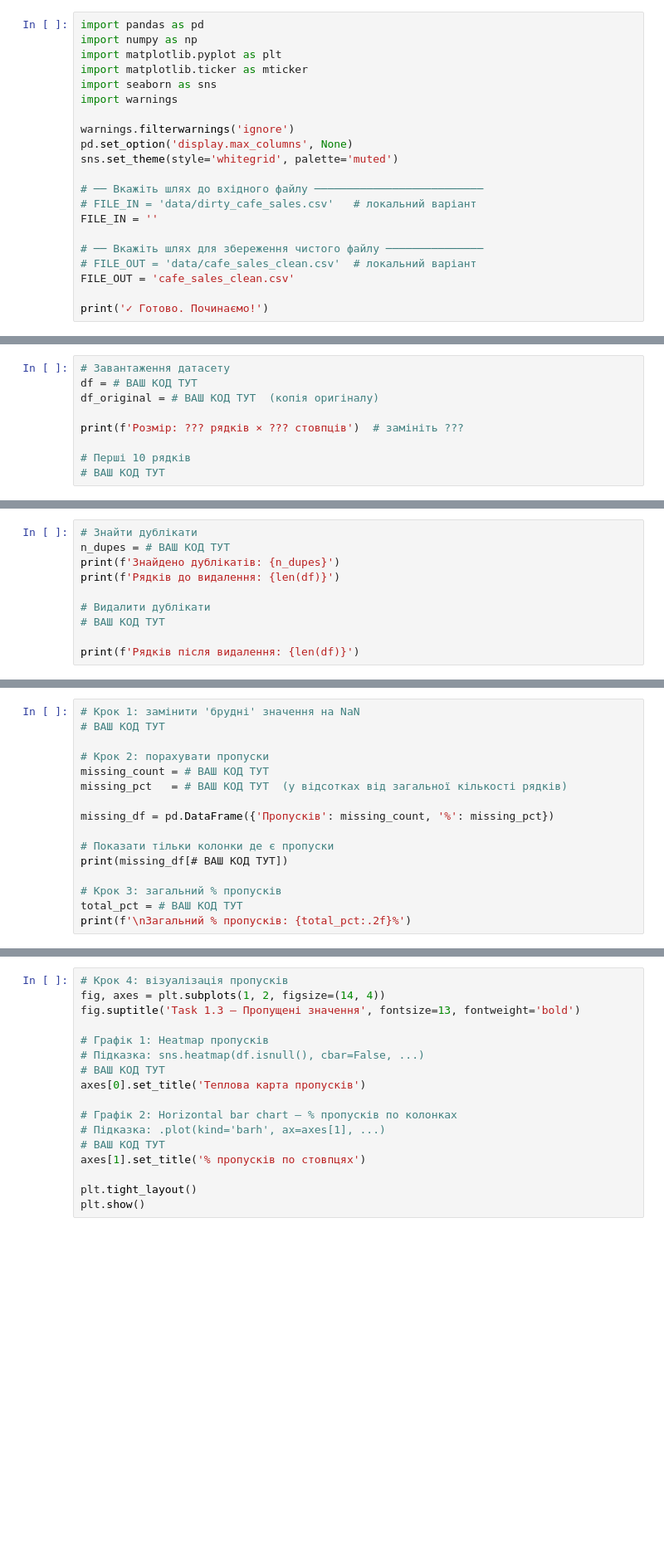
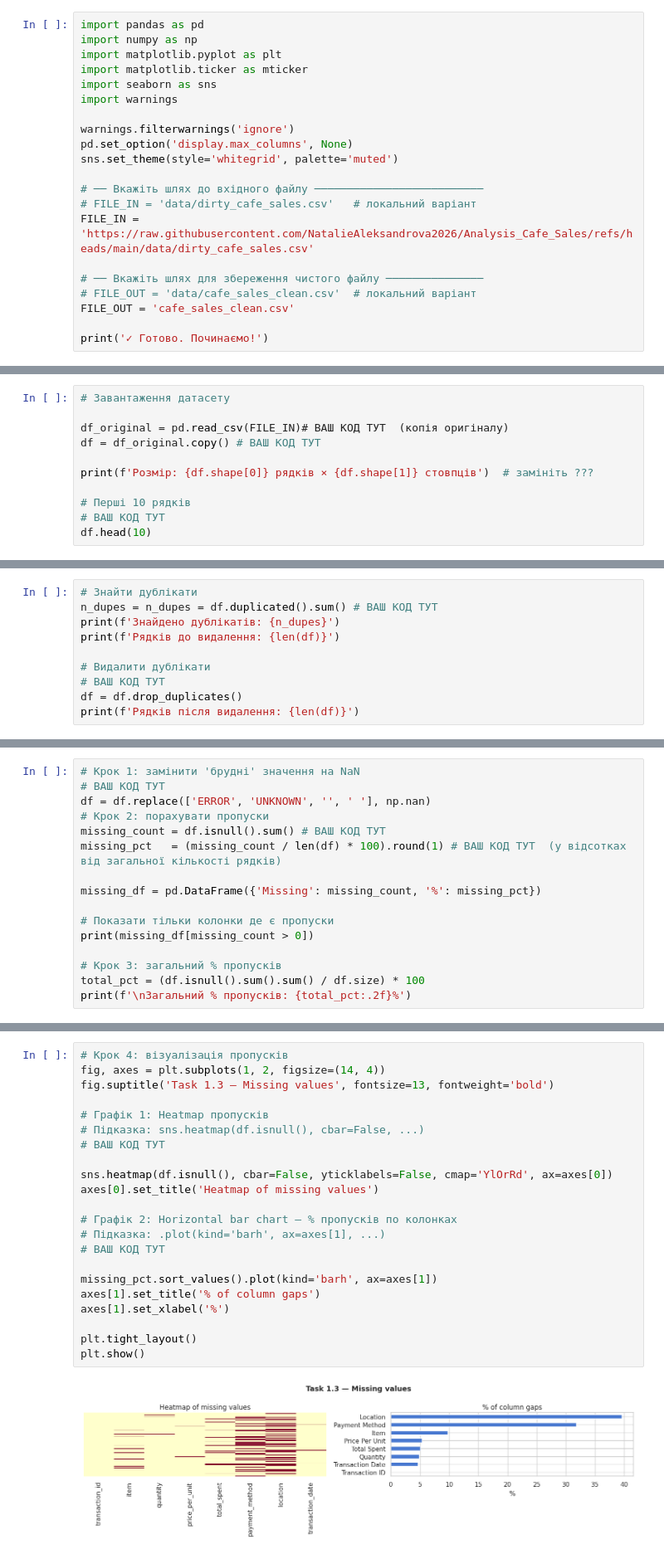
Before and after one commit to NatalieAleksandrova2026/Analysis_Cafe_Sales, a Jupyter notebook: cafe_eda_workbook_version2.ipynb, the cells around one changed output, grey strips where cells are left out. Shown at 83% size. Drawn from its saved outputs; the diff is of its cells as text; blank space fills up the shorter version.

Commit message:
Task 2.2.2 completed

```diff
--- a/cafe_eda_workbook_version2.ipynb
+++ b/cafe_eda_workbook_version2.ipynb
@@ -40,7 +40,7 @@ sns.set_theme(style='whitegrid', palette='muted')
 
 # ── Вкажіть шлях до вхідного файлу ──────────────────────────
 # FILE_IN = 'data/dirty_cafe_sales.csv'   # локальний варіант
-FILE_IN = ''
+FILE_IN = 'https://raw.githubusercontent.com/NatalieAleksandrova2026/Analysis_Cafe_Sales/refs/heads/main/data/dirty_cafe_sales.csv'
 
 # ── Вкажіть шлях для збереження чистого файлу ───────────────
 # FILE_OUT = 'data/cafe_sales_clean.csv'  # локальний варіант
@@ -64,10 +66,12 @@ print('✓ Готово. Починаємо!')
 **Зверніть увагу:** які колонки мають тип `object` замість числових? Чому?
 # %%
 # Завантаження датасету
-df = # ВАШ КОД ТУТ
-df_original = # ВАШ КОД ТУТ  (копія оригіналу)
 
-print(f'Розмір: ??? рядків × ??? стовпців')  # замініть ???
+df_original = pd.read_csv(FILE_IN)# ВАШ КОД ТУТ  (копія оригіналу)
+df = df_original.copy() # ВАШ КОД ТУТ
+
+print(f'Розмір: {df.shape[0]} рядків × {df.shape[1]} стовпців')  # замініть ???
 
 # Перші 10 рядків
 # ВАШ КОД ТУТ
+df.head(10)
@@ -96,11 +165,11 @@ print(f'Розмір: ??? рядків × ??? стовпців')  # заміні
 **Підказка:** `df.duplicated()`, `df.drop_duplicates(keep=...)`
 # %%
 # Знайти дублікати
-n_dupes = # ВАШ КОД ТУТ
+n_dupes = n_dupes = df.duplicated().sum() # ВАШ КОД ТУТ
 print(f'Знайдено дублікатів: {n_dupes}')
 print(f'Рядків до видалення: {len(df)}')
 
 # Видалити дублікати
 # ВАШ КОД ТУТ
-
+df = df.drop_duplicates()
 print(f'Рядків після видалення: {len(df)}')
@@ -117,16 +190,16 @@ print(f'Рядків після видалення: {len(df)}')
 # %%
 # Крок 1: замінити 'брудні' значення на NaN
 # ВАШ КОД ТУТ
+df = df.replace(['ERROR', 'UNKNOWN', '', ' '], np.nan)
+# Крок 2: порахувати пропуски
+missing_count = df.isnull().sum() # ВАШ КОД ТУТ
+missing_pct   = (missing_count / len(df) * 100).round(1) # ВАШ КОД ТУТ  (у відсотках від загальної кількості рядків)
 
-# Крок 2: порахувати пропуски
-missing_count = # ВАШ КОД ТУТ
-missing_pct   = # ВАШ КОД ТУТ  (у відсотках від загальної кількості рядків)
-
-missing_df = pd.DataFrame({'Пропусків': missing_count, '%': missing_pct})
+missing_df = pd.DataFrame({'Missing': missing_count, '%': missing_pct})
 
 # Показати тільки колонки де є пропуски
-print(missing_df[# ВАШ КОД ТУТ])
+print(missing_df[missing_count > 0])
 
 # Крок 3: загальний % пропусків
-total_pct = # ВАШ КОД ТУТ
+total_pct = (df.isnull().sum().sum() / df.size) * 100
 print(f'\nЗагальний % пропусків: {total_pct:.2f}%')
@@ -133,20 +226,27 @@ print(f'\nЗагальний % пропусків: {total_pct:.2f}%')
 # %%
 # Крок 4: візуалізація пропусків
 fig, axes = plt.subplots(1, 2, figsize=(14, 4))
-fig.suptitle('Task 1.3 — Пропущені значення', fontsize=13, fontweight='bold')
+fig.suptitle('Task 1.3 — Missing values', fontsize=13, fontweight='bold')
 
 # Графік 1: Heatmap пропусків
 # Підказка: sns.heatmap(df.isnull(), cbar=False, ...)
 # ВАШ КОД ТУТ
-axes[0].set_title('Теплова карта пропусків')
+
+sns.heatmap(df.isnull(), cbar=False, yticklabels=False, cmap='YlOrRd', ax=axes[0])
+axes[0].set_title('Heatmap of missing values')
 
 # Графік 2: Horizontal bar chart — % пропусків по колонках
 # Підказка: .plot(kind='barh', ax=axes[1], ...)
 # ВАШ КОД ТУТ
-axes[1].set_title('% пропусків по стовпцях')
+
+missing_pct.sort_values().plot(kind='barh', ax=axes[1])
+axes[1].set_title('% of column gaps')
+axes[1].set_xlabel('%')
 
 plt.tight_layout()
 plt.show()
+# %% [output]
+[figure, added]
 # %% [markdown]
 ---
 # ЧАСТИНА 2 — Очищення даних
```
Also changed, not shown: parts of 16 cells of this notebook.
